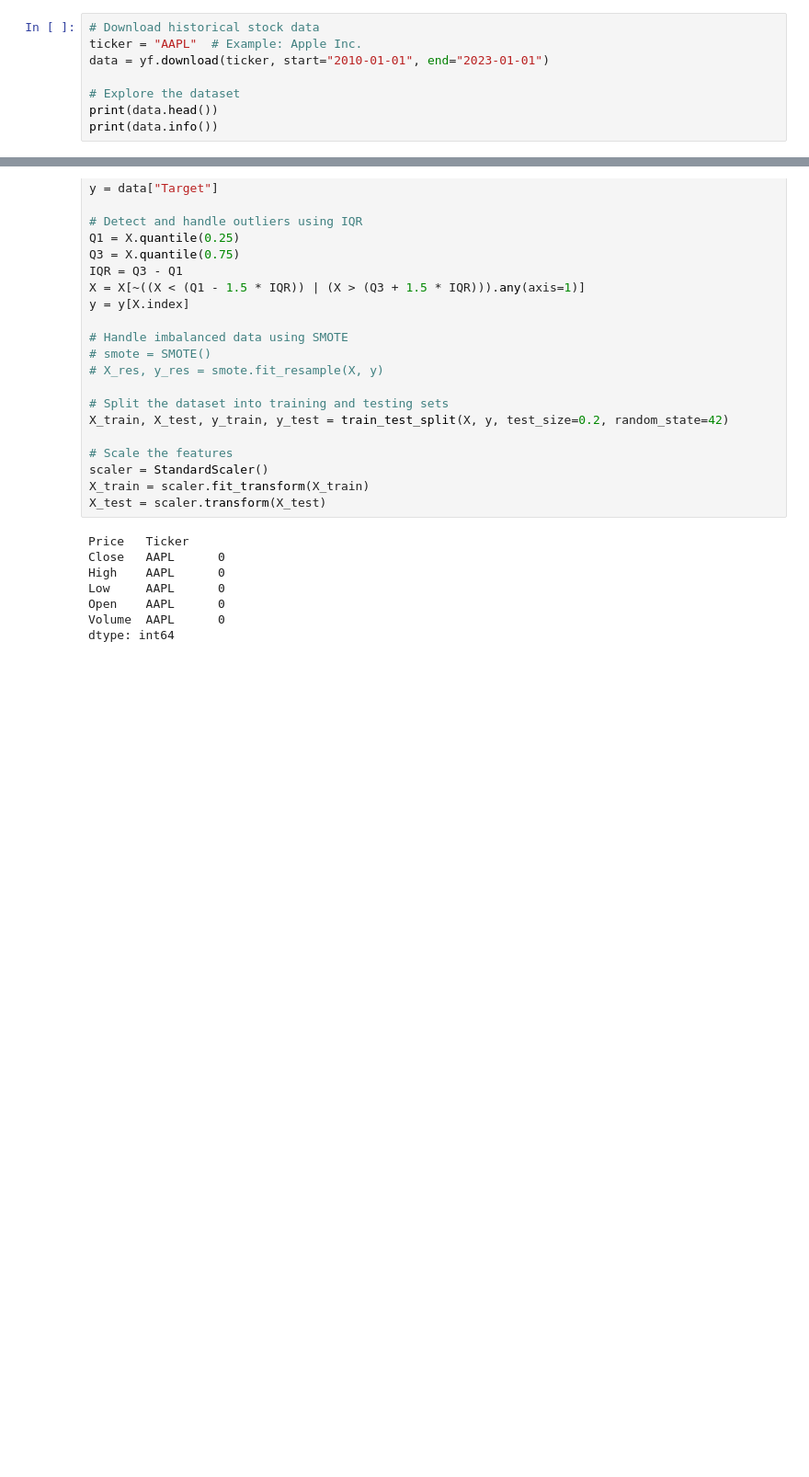
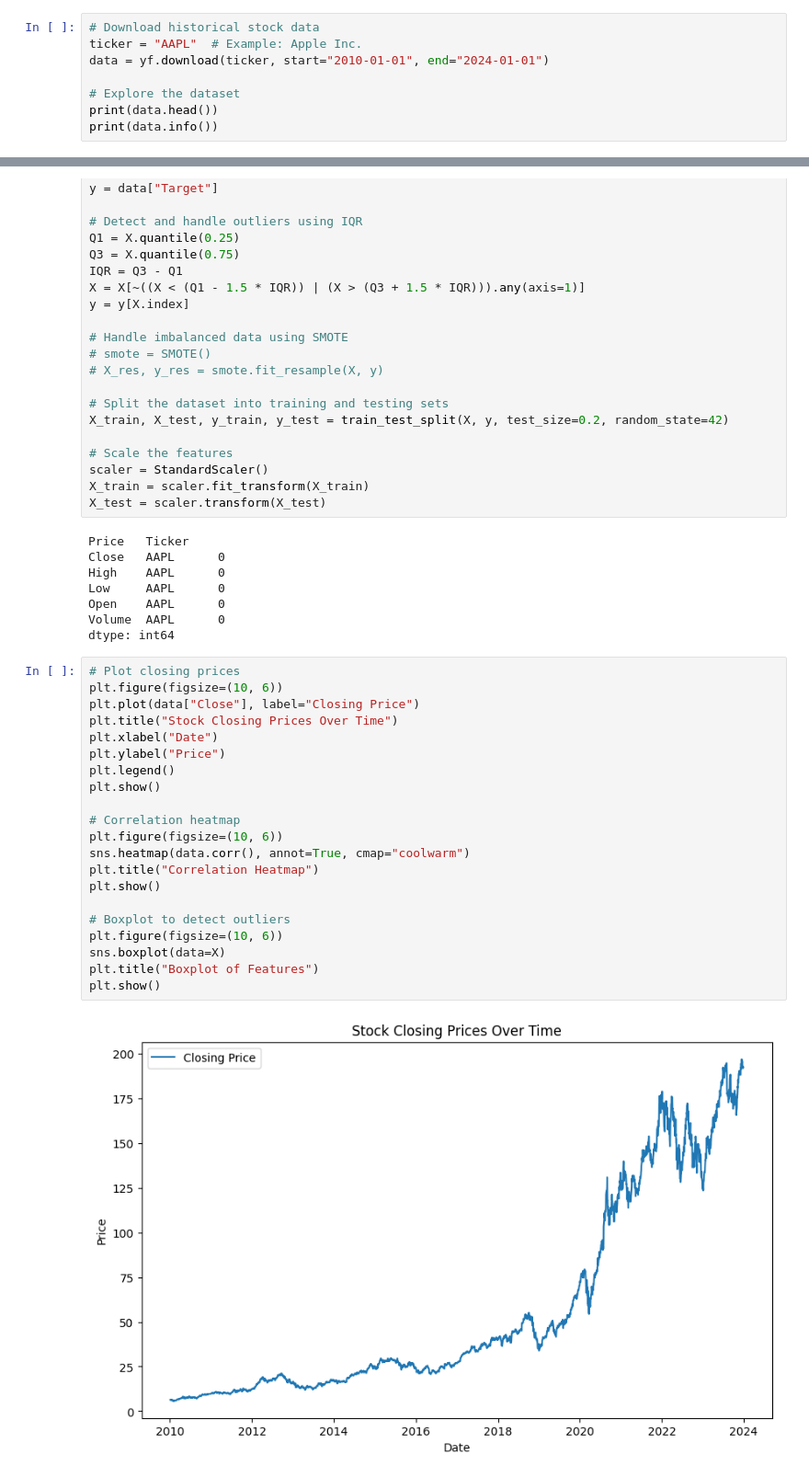
Before and after one commit to sakuna47/Stock_Price_Prediction-, a Jupyter notebook: Stock_Price_Prediction_.ipynb, the cells around one changed output, grey strips where cells are left out. Shown at 92% size. Cells and saved outputs as stored; diff of their text form; blank space fills up the shorter version.

Commit message:
data visulization

```diff
--- a/Stock_Price_Prediction_.ipynb
+++ b/Stock_Price_Prediction_.ipynb
@@ -35,7 +35,7 @@ import pickle
 # %%
 # Download historical stock data
 ticker = "AAPL"  # Example: Apple Inc.
-data = yf.download(ticker, start="2010-01-01", end="2023-01-01")
+data = yf.download(ticker, start="2010-01-01", end="2024-01-01")
 
 # Explore the dataset
 print(data.head())
@@ -100,3 +100,26 @@ Low     AAPL      0
 Open    AAPL      0
 Volume  AAPL      0
 dtype: int64
+# %%
+# Plot closing prices
+plt.figure(figsize=(10, 6))
+plt.plot(data["Close"], label="Closing Price")
+plt.title("Stock Closing Prices Over Time")
+plt.xlabel("Date")
+plt.ylabel("Price")
+plt.legend()
+plt.show()
+
+# Correlation heatmap
+plt.figure(figsize=(10, 6))
+sns.heatmap(data.corr(), annot=True, cmap="coolwarm")
+plt.title("Correlation Heatmap")
+plt.show()
+
+# Boxplot to detect outliers
+plt.figure(figsize=(10, 6))
+sns.boxplot(data=X)
+plt.title("Boxplot of Features")
+plt.show()
+# %% [output]
+[figure, added]
```
Also changed, not shown: parts of 2 cells of this notebook.
